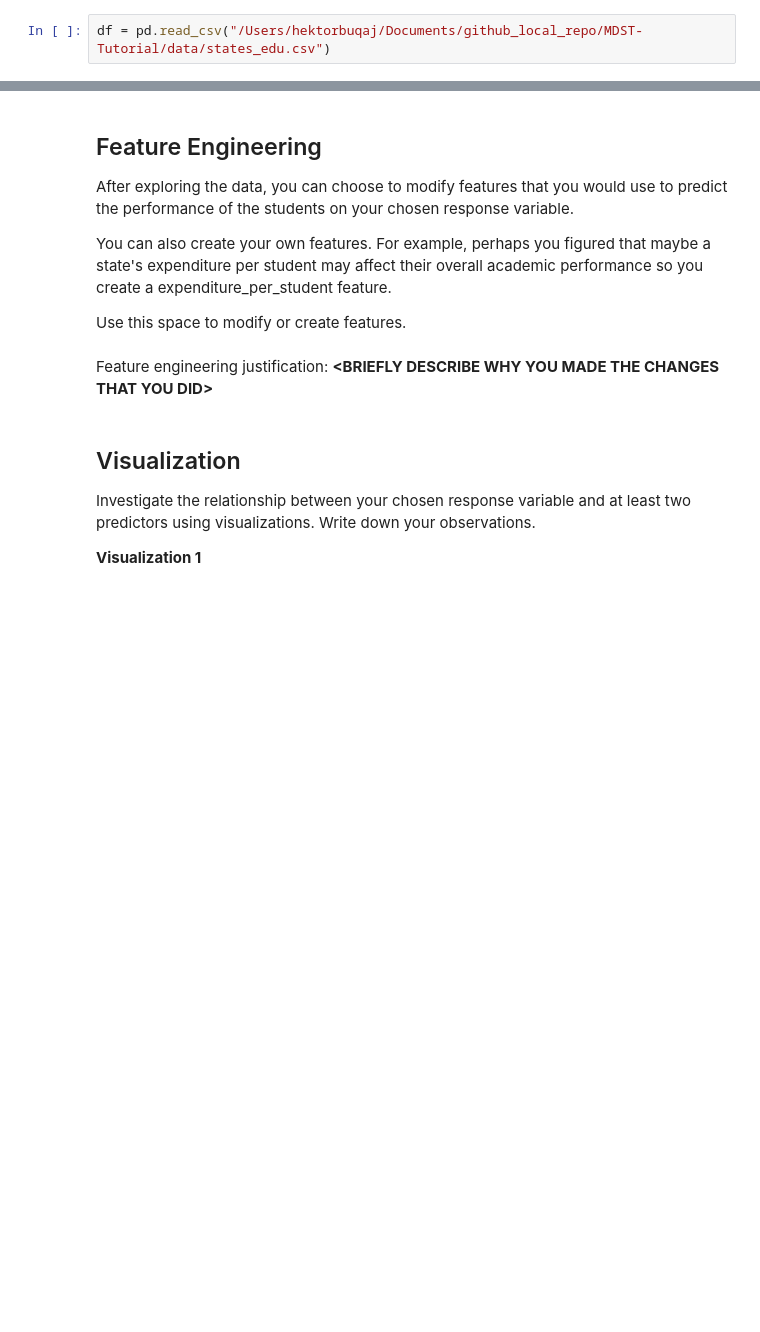
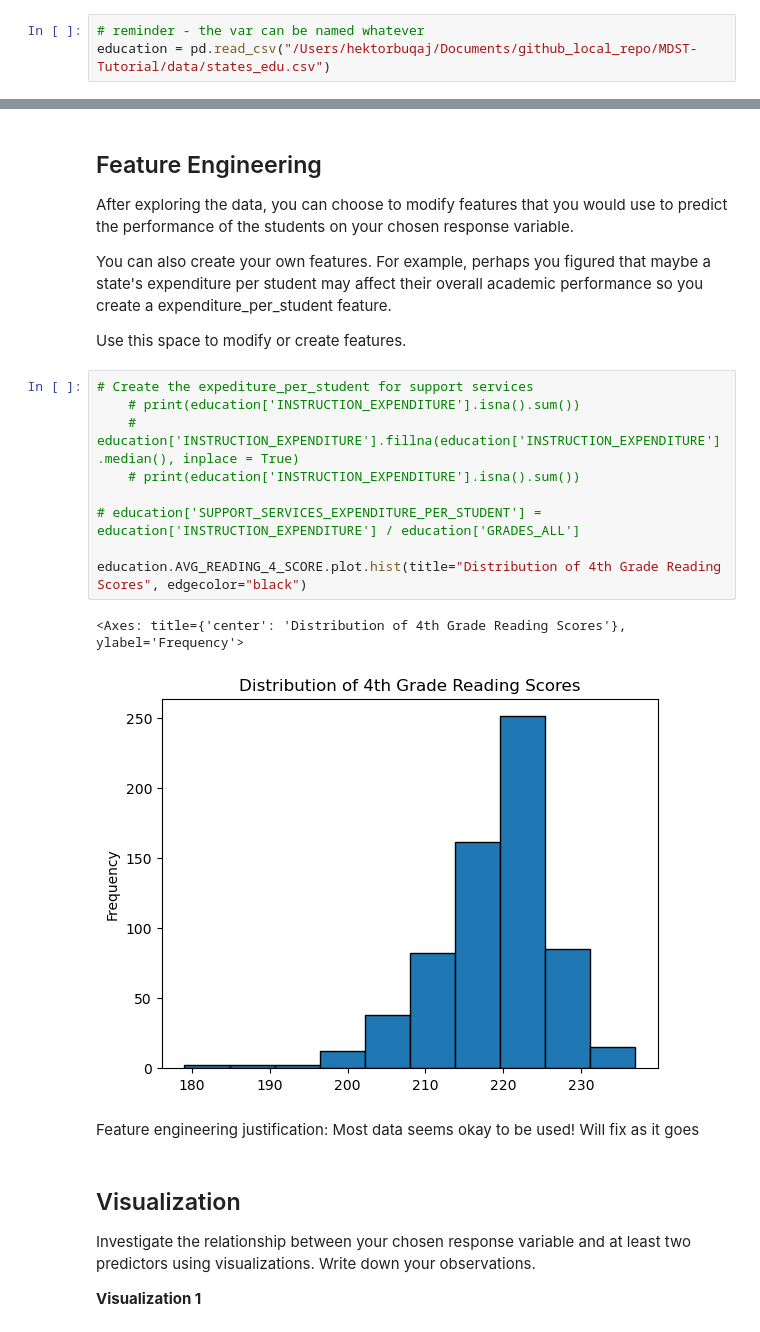
Before and after one commit to buqhek/MDST-Tutorial, a Jupyter notebook: tutorial1/checkpoint1.ipynb, the cells around one changed output, grey strips where cells are left out. Saved outputs shown, nothing was run; the diff lists cells and outputs as text; blank space fills up the shorter version.

```diff
--- a/tutorial1/checkpoint1.ipynb
+++ b/tutorial1/checkpoint1.ipynb
@@ -36,7 +36,8 @@ import matplotlib as mpl
 # %% [markdown]
 Load in the "states_edu.csv" dataset and take a look at the head of the data
 # %%
-df = pd.read_csv("/Users/hektorbuqaj/Documents/github_local_repo/MDST-Tutorial/data/states_edu.csv")
+# reminder - the var can be named whatever
+education = pd.read_csv("/Users/hektorbuqaj/Documents/github_local_repo/MDST-Tutorial/data/states_edu.csv")
 # %% [markdown]
 You should always familiarize yourself with what each column in the dataframe represents. Read about the states_edu dataset here: https://www.kaggle.com/noriuk/us-education-datasets-unification-project
 # %% [markdown]
@@ -121,8 +114,20 @@ After exploring the data, you can choose to modify features that you would use t
 You can also create your own features. For example, perhaps you figured that maybe a state's expenditure per student may affect their overall academic performance so you create a expenditure_per_student feature.
 
 Use this space to modify or create features.
-# %% [markdown]
-Feature engineering justification: **<BRIEFLY DESCRIBE WHY YOU MADE THE CHANGES THAT YOU DID\>**
+# %%
+# Create the expediture_per_student for support services
+    # print(education['INSTRUCTION_EXPENDITURE'].isna().sum())
+    # education['INSTRUCTION_EXPENDITURE'].fillna(education['INSTRUCTION_EXPENDITURE'].median(), inplace = True)
+    # print(education['INSTRUCTION_EXPENDITURE'].isna().sum())
+
+# education['SUPPORT_SERVICES_EXPENDITURE_PER_STUDENT'] = education['INSTRUCTION_EXPENDITURE'] / education['GRADES_ALL']
+
+education.AVG_READING_4_SCORE.plot.hist(title="Distribution of 4th Grade Reading Scores", edgecolor="black")
+# %% [output]
+<Axes: title={'center': 'Distribution of 4th Grade Reading Scores'}, ylabel='Frequency'>
+[figure, added]
+# %% [markdown]
+Feature engineering justification: Most data seems okay to be used! Will fix as it goes
 # %% [markdown]
 <h2>Visualization</h2>
 
```
Also changed, not shown: parts of 23 cells of this notebook.
